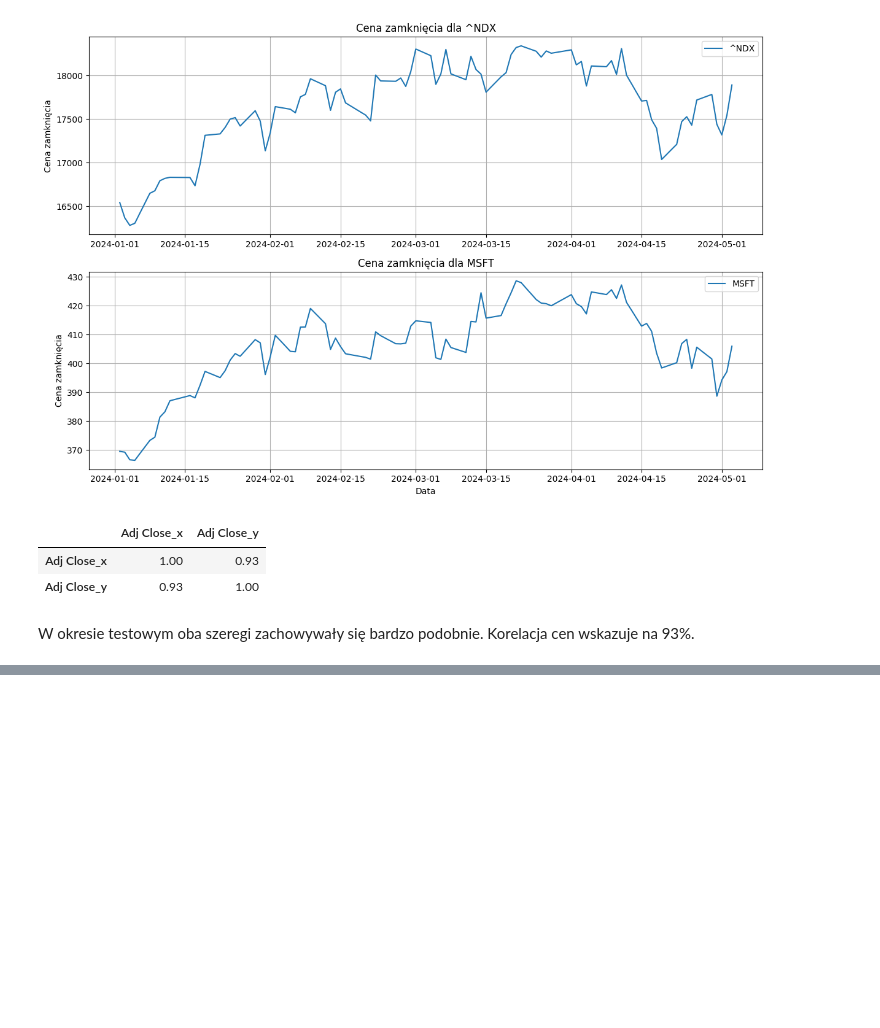
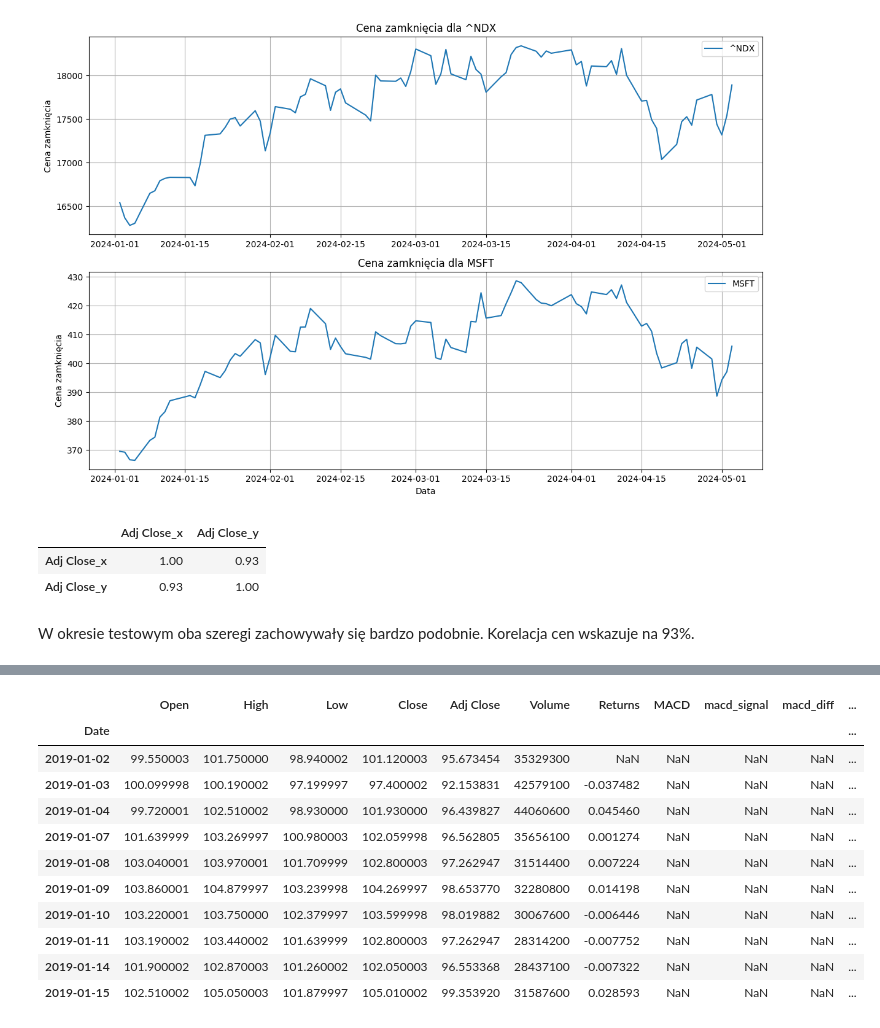
Before and after one commit to MlekoZjad/ML_2024, a Jupyter notebook: Case 3_MSFT.ipynb, the cells around one changed output, grey strips where cells are left out. Drawn from its saved outputs; the diff is of its cells as text; code cells hidden in the pictures; blank space fills up the shorter version.

```diff
--- a/Case 3_MSFT.ipynb
+++ b/Case 3_MSFT.ipynb
@@ -743,0 +766,36 @@ W okresie testowym oba szeregi zachowywały się bardzo podobnie. Korelacja cen
+# %%
+# Obliczanie zwrotów i wskaźników
+data['Returns'] = data['Adj Close'].to_log_returns()
+
+# MACD
+macd_indicator = ta.trend.MACD(data['Adj Close'])
+
+# Łączenie z ramką danych
+data['MACD'] = macd_indicator.macd()
+data['macd_signal'] = macd_indicator.macd_signal()
+
+# Różnica potrzebna do sygnałów
+data['macd_diff'] = data['MACD'] - data['macd_signal']
+
+# Domyśnie HOLD
+data['signal_MACD'] = 0
+
+# Kupno (MACD > sygnał)
+data.loc[data['macd_diff'] > 0, 'signal_MACD'] = 1
+
+# Sprzedaż (MACD < sygnał)
+data.loc[data['macd_diff'] < 0, 'signal_MACD'] = -1
+data.head(10)
+# %% [output]
+|  | Open | High | Low | Close | Adj Close | Volume | Returns | MACD | macd_signal | macd_diff | ... |
+| Date |  |  |  |  |  |  |  |  |  |  | ... |
+| 2019-01-02 | 99.550003 | 101.750000 | 98.940002 | 101.120003 | 95.673454 | 35329300 | NaN | NaN | NaN | NaN | ... |
+| 2019-01-03 | 100.099998 | 100.190002 | 97.199997 | 97.400002 | 92.153831 | 42579100 | -0.037482 | NaN | NaN | NaN | ... |
+| 2019-01-04 | 99.720001 | 102.510002 | 98.930000 | 101.930000 | 96.439827 | 44060600 | 0.045460 | NaN | NaN | NaN | ... |
+| 2019-01-07 | 101.639999 | 103.269997 | 100.980003 | 102.059998 | 96.562805 | 35656100 | 0.001274 | NaN | NaN | NaN | ... |
+| 2019-01-08 | 103.040001 | 103.970001 | 101.709999 | 102.800003 | 97.262947 | 31514400 | 0.007224 | NaN | NaN | NaN | ... |
+| 2019-01-09 | 103.860001 | 104.879997 | 103.239998 | 104.269997 | 98.653770 | 32280800 | 0.014198 | NaN | NaN | NaN | ... |
+| 2019-01-10 | 103.220001 | 103.750000 | 102.379997 | 103.599998 | 98.019882 | 30067600 | -0.006446 | NaN | NaN | NaN | ... |
+| 2019-01-11 | 103.190002 | 103.440002 | 101.639999 | 102.800003 | 97.262947 | 28314200 | -0.007752 | NaN | NaN | NaN | ... |
+| 2019-01-14 | 101.900002 | 102.870003 | 101.260002 | 102.050003 | 96.553368 | 28437100 | -0.007322 | NaN | NaN | NaN | ... |
+| 2019-01-15 | 102.510002 | 105.050003 | 101.879997 | 105.010002 | 99.353920 | 31587600 | 0.028593 | NaN | NaN | NaN | ... |
```
Also changed, not shown: parts of 32 cells of this notebook, 1 other file.
